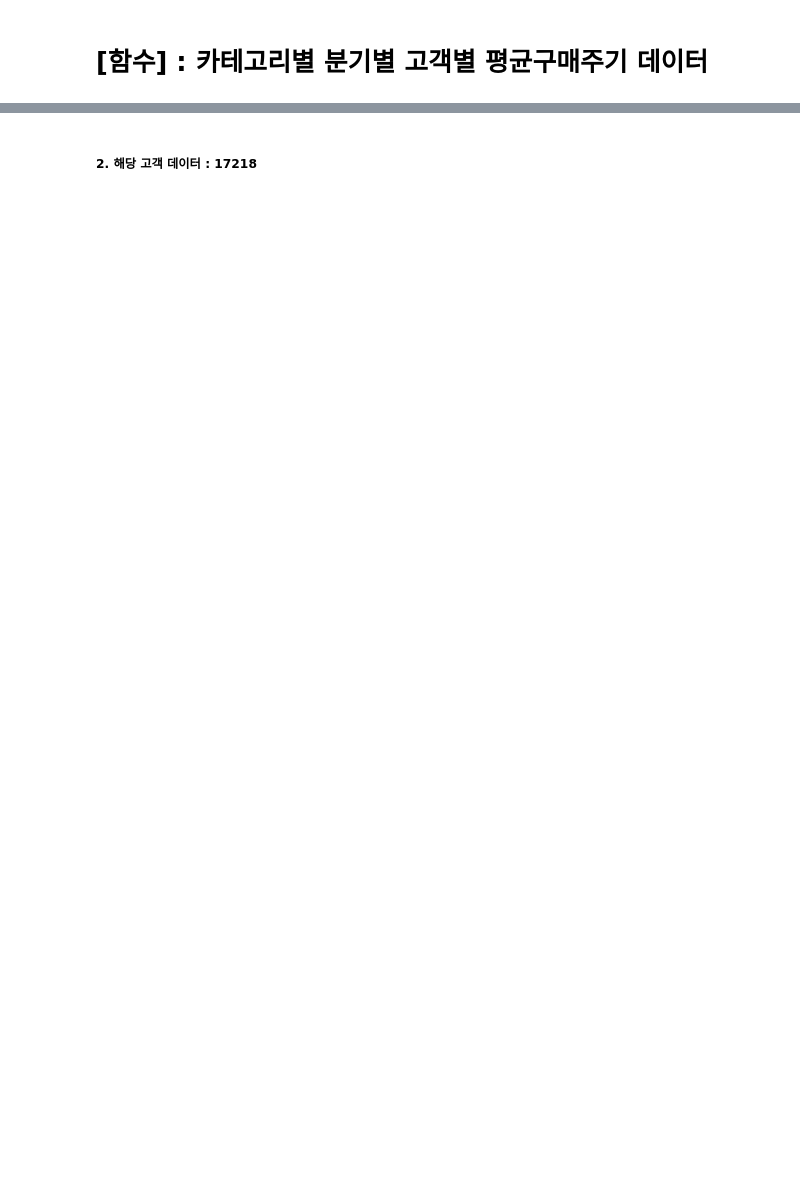
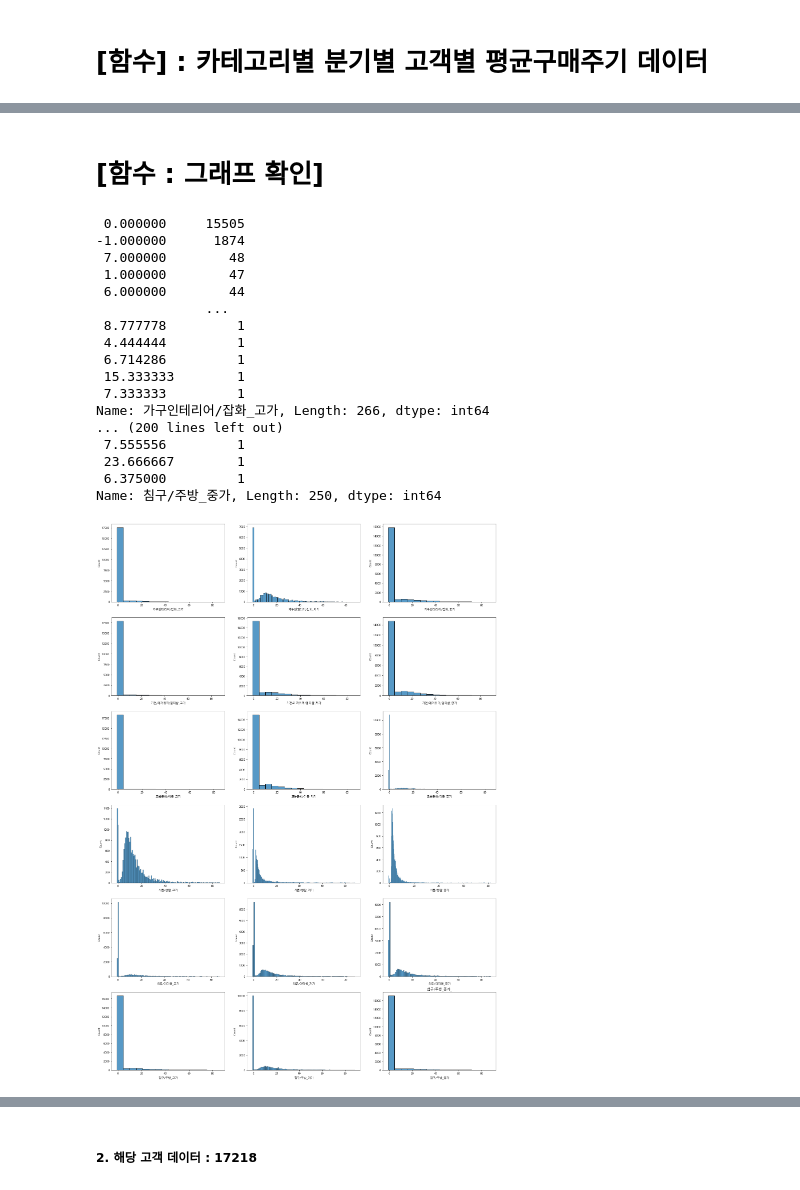
Before and after one commit to leejunghyunA/second_projects, a Jupyter notebook: R_평균구매주기_1022_정현.ipynb, the cells around one changed output, grey strips where cells are left out. Drawn from its saved outputs; the diff is of its cells as text; code cells hidden in the pictures; blank space fills up the shorter version.

```diff
--- a/R_평균구매주기_1022_정현.ipynb
+++ b/R_평균구매주기_1022_정현.ipynb
@@ -428,0 +556,18 @@ df_t.head()
+# %%
+df_cust = q1[q1['CUSTNO']==1]
+t_df_cat1 = df_cust[df_cust['TOTAL_CAT'] == '의류/이미용_고가']
+cat_date1 = t_df_cat1['PURDATE'].unique().tolist()
+cat_date1.sort(reverse=True)
+print(cat_date1)
+date_li = []
+for day_ind in range(len(cat_date1)-1):
+    day_after = cat_date1[day_ind]
+    day_before = cat_date1[day_ind + 1]
+
+    # 다음구매일 - 전구매일
+    date = datetime.strptime(str(day_after),'%Y%m%d') - datetime.strptime(str(day_before),'%Y%m%d')
+
+    date_li.append(date.days)
+# 평균 구매일
+print(date_li)
+sum(date_li)/len(date_li)
@@ -502,0 +693,2 @@ Q_8 = out_q_df(q8)
+# %%
+Q_1 = out_q_df(q1)
@@ -502,0 +739,42 @@ Q_8 = out_q_df(q8)
+# %% [markdown]
+# [함수 : 그래프 확인]
+# %%
+import seaborn as sns
+
+import matplotlib.pyplot as plt
+import seaborn as sns
+
+# 함수 생성
+def hist_features(df):
+
+    fig, axs = plt.subplots(figsize = (24, 35), nrows = 6, ncols = 3) #6행 3열
+
+    for index_, feature in enumerate(df.columns):
+        # null 값 0으로 채우기
+        df_ = df.fillna(0)
+
+        nrows = index_%3
+        ncols = index_//3
+        sns.histplot(df_[feature], ax = axs[ncols][nrows])
+        plt.title(f'{feature}_')
+        print(df_[feature].value_counts())
+hist_features(Q_1)
+# %% [output]
+ 0.000000     15505
+-1.000000      1874
+ 7.000000        48
+ 1.000000        47
+ 6.000000        44
+              ...
+ 8.777778         1
+ 4.444444         1
+ 6.714286         1
+ 15.333333        1
+ 7.333333         1
+Name: 가구인테리어/잡화_고가, Length: 266, dtype: int64
+... (200 lines left out)
+ 7.555556         1
+ 23.666667        1
+ 6.375000         1
+Name: 침구/주방_중가, Length: 250, dtype: int64
+[figure, added]
```
Also changed, not shown: parts of 133 cells of this notebook, 8 other files.
